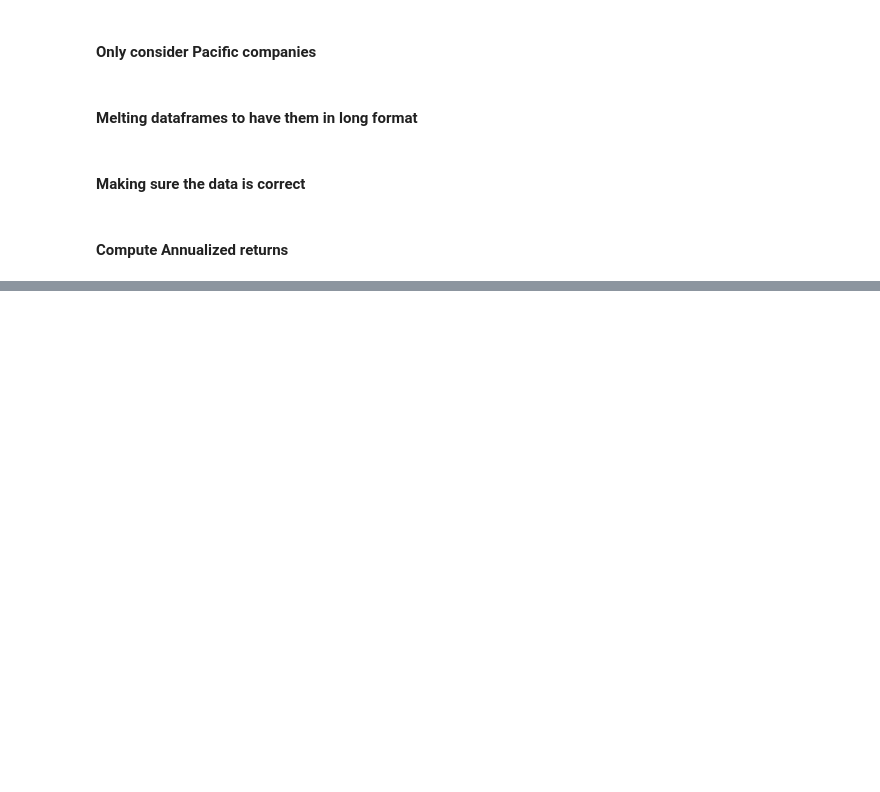
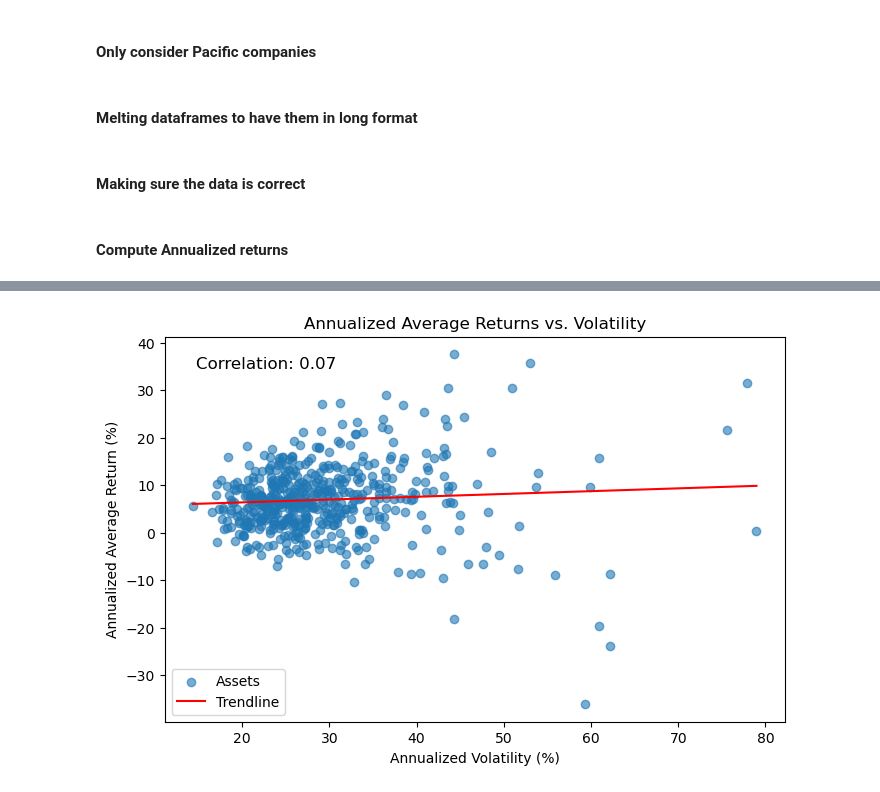
Before and after one commit to gr-oll/susFin, a Jupyter notebook: 01_Excercise_ChatGPT.ipynb, the cells around one changed output, grey strips where cells are left out. Saved outputs shown, nothing was run; the diff lists cells and outputs as text; code cells hidden in the pictures; blank space fills up the shorter version.

```diff
--- a/01_Excercise_ChatGPT.ipynb
+++ b/01_Excercise_ChatGPT.ipynb
@@ -121,0 +122,26 @@ Correlation between annualized average returns and volatilities: 0.07
+# %%
+plt.figure(figsize=(8, 5))
+plt.scatter(annualized_volatility, annualized_returns, alpha=0.6, label='Assets')
+plt.title('Annualized Average Returns vs. Volatility')
+plt.xlabel('Annualized Volatility (%)')
+plt.ylabel('Annualized Average Return (%)')
+
+# Compute trendline
+slope, intercept = np.polyfit(annualized_volatility, annualized_returns, 1)
+x = np.linspace(annualized_volatility.min(), annualized_volatility.max(), 100)
+y = slope * x + intercept
+plt.plot(x, y, color='red', label='Trendline')
+
+# Display correlation
+plt.text(
+    0.05, 0.95,
+    f'Correlation: {correlation:.2f}',
+    transform=plt.gca().transAxes,
+    fontsize=12,
+    verticalalignment='top'
+)
+
+plt.legend()
+plt.show()
+# %% [output]
+[figure, added]
```
Also changed, not shown: parts of 1 cell of this notebook.
